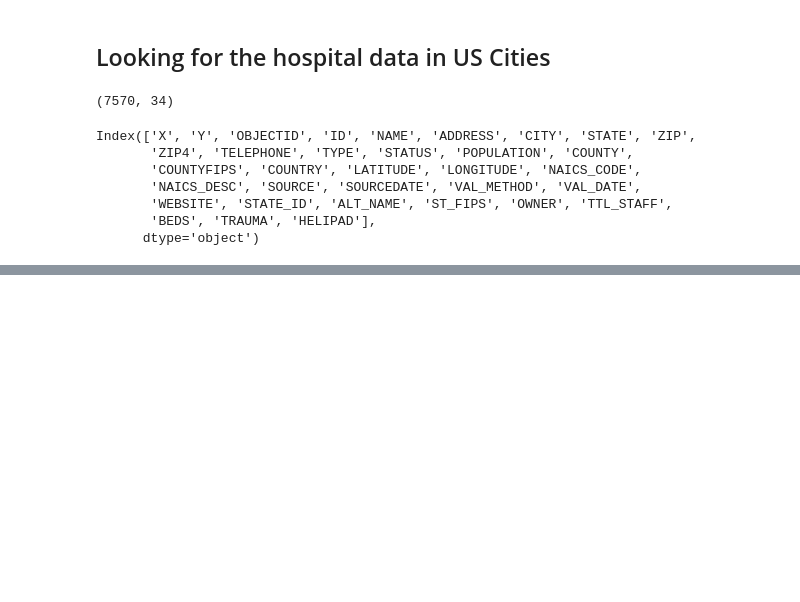
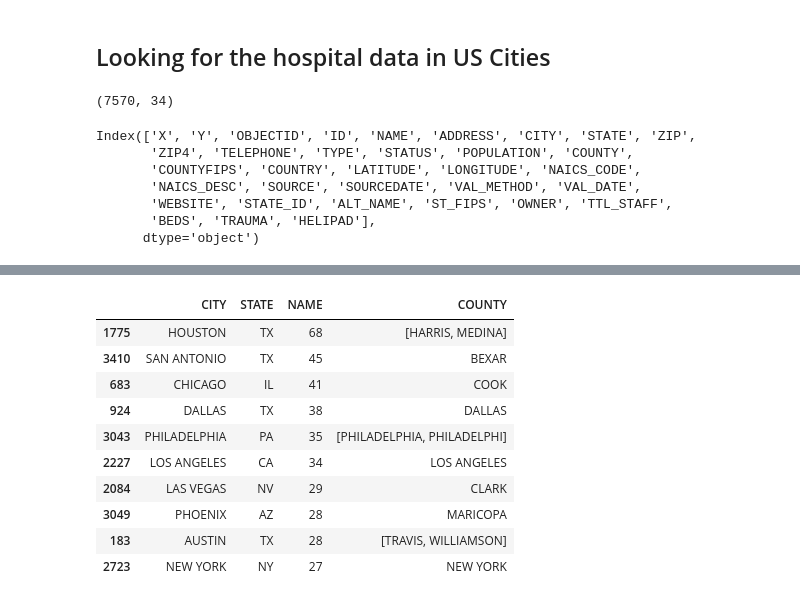
Before and after one commit to pandeysudip/housing-price, a Jupyter notebook: housing_data.ipynb, the cells around one changed output, grey strips where cells are left out. Drawn from its saved outputs; the diff is of its cells as text; code cells hidden in the pictures; blank space fills up the shorter version.

```diff
--- a/housing_data.ipynb
+++ b/housing_data.ipynb
@@ -423,5 +419,19 @@ hospitals_clean
 | 4295 | ZUNI | NM | 1 | MCKINLEY |
 4296 rows × 4 columns
+# %%
+hospitals_clean.nlargest(10, "NAME")
+# %% [output]
+|  | CITY | STATE | NAME | COUNTY |
+| 1775 | HOUSTON | TX | 68 | [HARRIS, MEDINA] |
+| 3410 | SAN ANTONIO | TX | 45 | BEXAR |
+| 683 | CHICAGO | IL | 41 | COOK |
+| 924 | DALLAS | TX | 38 | DALLAS |
+| 3043 | PHILADELPHIA | PA | 35 | [PHILADELPHIA, PHILADELPHI] |
+| 2227 | LOS ANGELES | CA | 34 | LOS ANGELES |
+| 2084 | LAS VEGAS | NV | 29 | CLARK |
+| 3049 | PHOENIX | AZ | 28 | MARICOPA |
+| 183 | AUSTIN | TX | 28 | [TRAVIS, WILLIAMSON] |
+| 2723 | NEW YORK | NY | 27 | NEW YORK |
 # %%
 #saving the hospitals data to output folder
 hospitals_clean.to_csv('output_data/hospitals.csv', index=False)
```
Also changed, not shown: parts of 2 cells of this notebook, 1 other file.
